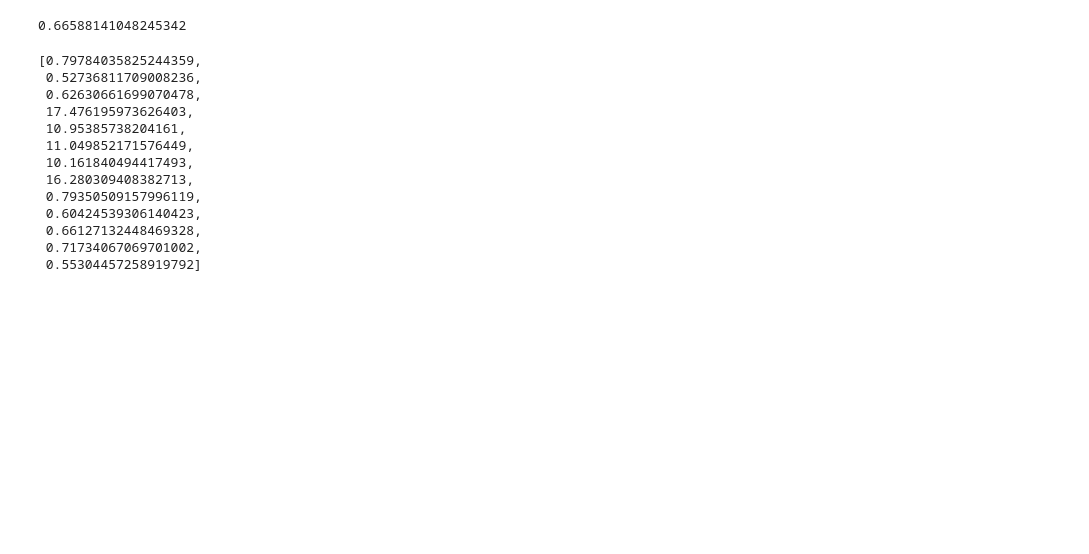
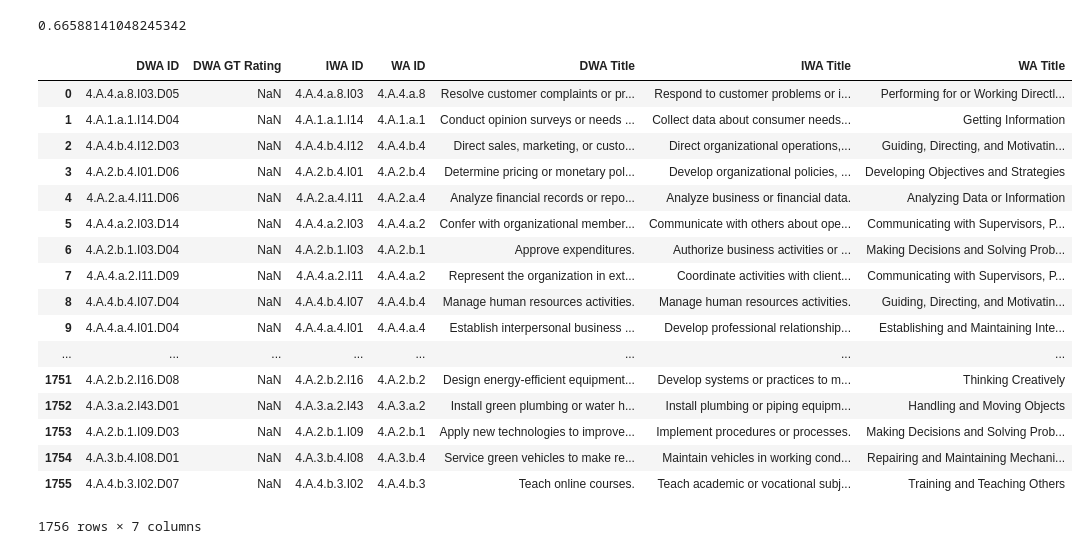
Before and after one commit to PDuckworth/FutureOf, a Jupyter notebook: FutureOfEmployment/similarity_of_tasks_matrix.ipynb, the cells around one changed output. Saved outputs shown, nothing was run; the diff lists cells and outputs as text; code cells hidden in the pictures; blank space fills up the shorter version.

```diff
--- a/FutureOfEmployment/similarity_of_tasks_matrix.ipynb
+++ b/FutureOfEmployment/similarity_of_tasks_matrix.ipynb
@@ -426,22 +405,27 @@ RMS_reps_notNorm = RMS_reps[-5:]
 np.mean(RMS_reps_notNorm)
 # %% [output]
 0.66588141048245342
-# %%
-RMS_reps
-# %% [output]
-[0.79784035825244359,
- 0.52736811709008236,
- 0.62630661699070478,
- 17.476195973626403,
- 10.95385738204161,
- 11.049852171576449,
- 10.161840494417493,
- 16.280309408382713,
- 0.79350509157996119,
- 0.60424539306140423,
- 0.66127132448469328,
- 0.71734067069701002,
- 0.55304457258919792]
+# %%
+test
+# %% [output]
+|  | DWA ID | DWA GT Rating | IWA ID | WA ID | DWA Title | IWA Title | WA Title |
+| 0 | 4.A.4.a.8.I03.D05 | NaN | 4.A.4.a.8.I03 | 4.A.4.a.8 | Resolve customer complaints or pr... | Respond to customer problems or i... | Performing for or Working Directl... |
+| 1 | 4.A.1.a.1.I14.D04 | NaN | 4.A.1.a.1.I14 | 4.A.1.a.1 | Conduct opinion surveys or needs ... | Collect data about consumer needs... | Getting Information |
+| 2 | 4.A.4.b.4.I12.D03 | NaN | 4.A.4.b.4.I12 | 4.A.4.b.4 | Direct sales, marketing, or custo... | Direct organizational operations,... | Guiding, Directing, and Motivatin... |
+| 3 | 4.A.2.b.4.I01.D06 | NaN | 4.A.2.b.4.I01 | 4.A.2.b.4 | Determine pricing or monetary pol... | Develop organizational policies, ... | Developing Objectives and Strategies |
+| 4 | 4.A.2.a.4.I11.D06 | NaN | 4.A.2.a.4.I11 | 4.A.2.a.4 | Analyze financial records or repo... | Analyze business or financial data. | Analyzing Data or Information |
+| 5 | 4.A.4.a.2.I03.D14 | NaN | 4.A.4.a.2.I03 | 4.A.4.a.2 | Confer with organizational member... | Communicate with others about ope... | Communicating with Supervisors, P... |
+| 6 | 4.A.2.b.1.I03.D04 | NaN | 4.A.2.b.1.I03 | 4.A.2.b.1 | Approve expenditures. | Authorize business activities or ... | Making Decisions and Solving Prob... |
+| 7 | 4.A.4.a.2.I11.D09 | NaN | 4.A.4.a.2.I11 | 4.A.4.a.2 | Represent the organization in ext... | Coordinate activities with client... | Communicating with Supervisors, P... |
+| 8 | 4.A.4.b.4.I07.D04 | NaN | 4.A.4.b.4.I07 | 4.A.4.b.4 | Manage human resources activities. | Manage human resources activities. | Guiding, Directing, and Motivatin... |
+| 9 | 4.A.4.a.4.I01.D04 | NaN | 4.A.4.a.4.I01 | 4.A.4.a.4 | Establish interpersonal business ... | Develop professional relationship... | Establishing and Maintaining Inte... |
+| ... | ... | ... | ... | ... | ... | ... | ... |
+| 1751 | 4.A.2.b.2.I16.D08 | NaN | 4.A.2.b.2.I16 | 4.A.2.b.2 | Design energy-efficient equipment... | Develop systems or practices to m... | Thinking Creatively |
+| 1752 | 4.A.3.a.2.I43.D01 | NaN | 4.A.3.a.2.I43 | 4.A.3.a.2 | Install green plumbing or water h... | Install plumbing or piping equipm... | Handling and Moving Objects |
+| 1753 | 4.A.2.b.1.I09.D03 | NaN | 4.A.2.b.1.I09 | 4.A.2.b.1 | Apply new technologies to improve... | Implement procedures or processes. | Making Decisions and Solving Prob... |
+| 1754 | 4.A.3.b.4.I08.D01 | NaN | 4.A.3.b.4.I08 | 4.A.3.b.4 | Service green vehicles to make re... | Maintain vehicles in working cond... | Repairing and Maintaining Mechani... |
+| 1755 | 4.A.4.b.3.I02.D07 | NaN | 4.A.4.b.3.I02 | 4.A.4.b.3 | Teach online courses. | Teach academic or vocational subj... | Training and Teaching Others |
+1756 rows × 7 columns
 # %%
 # Top 10 most and Least Automatable Inferred Task Ratings:
 appended_list = []
```
Also changed, not shown: parts of 8 cells of this notebook.
